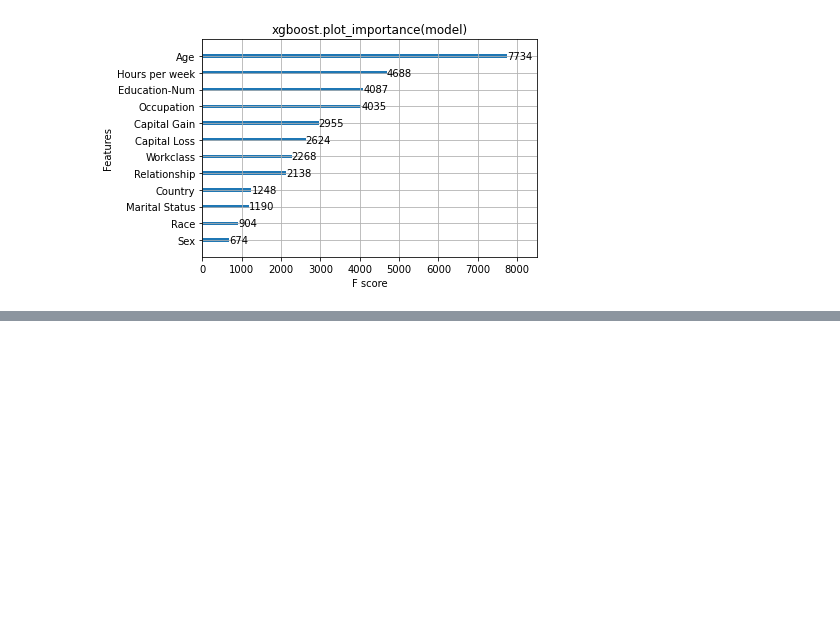
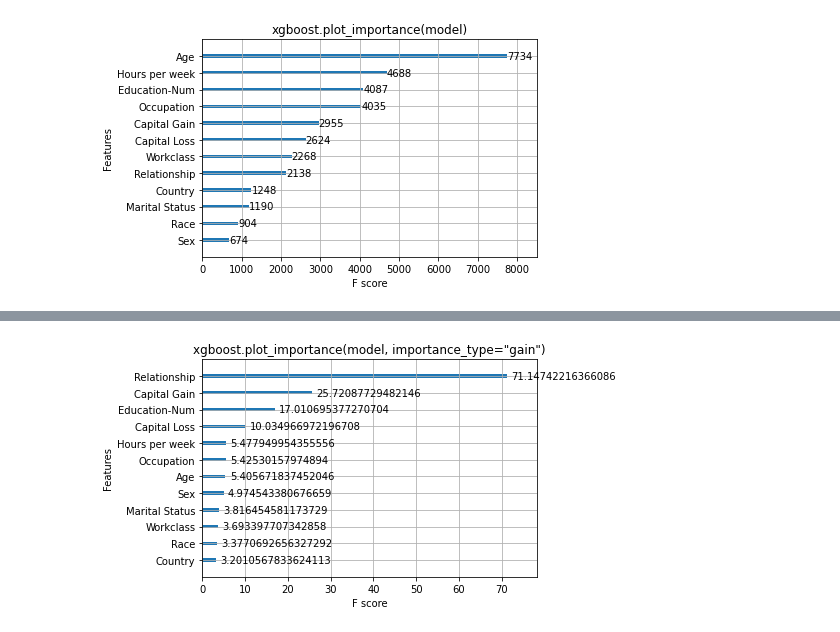
Before and after one commit to gloriankosi/cs-301-project, a Jupyter notebook: cs_301_project.ipynb, the cells around one changed output, grey strips where cells are left out. Cells and saved outputs as stored; diff of their text form; code cells hidden in the pictures; blank space fills up the shorter version.

```diff
--- a/cs_301_project.ipynb
+++ b/cs_301_project.ipynb
@@ -60,0 +64,6 @@ pl.show()
+# %%
+xgboost.plot_importance(model, importance_type="gain")
+pl.title('xgboost.plot_importance(model, importance_type="gain")')
+pl.show()
+# %% [output]
+[figure, added]
```
Also changed, not shown: parts of 19 cells of this notebook.
